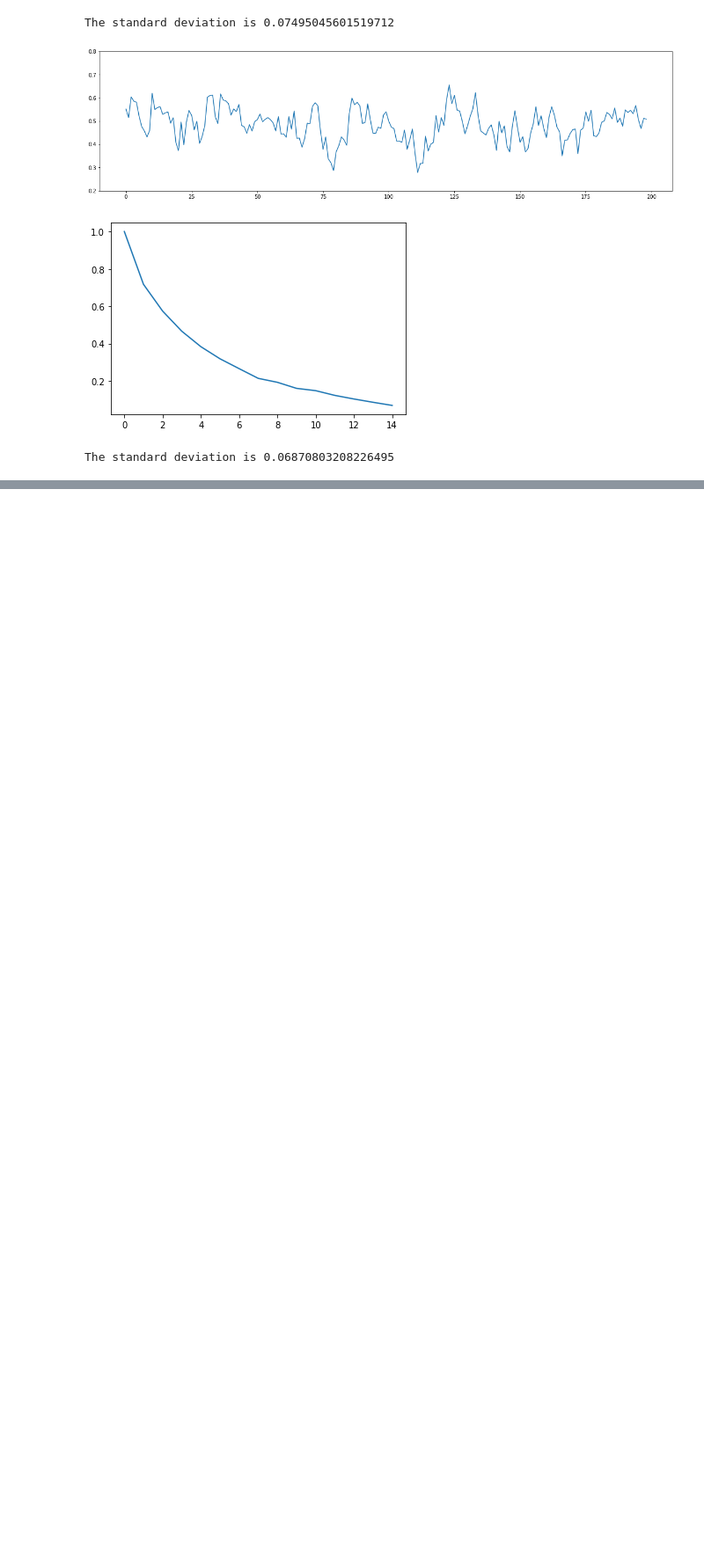
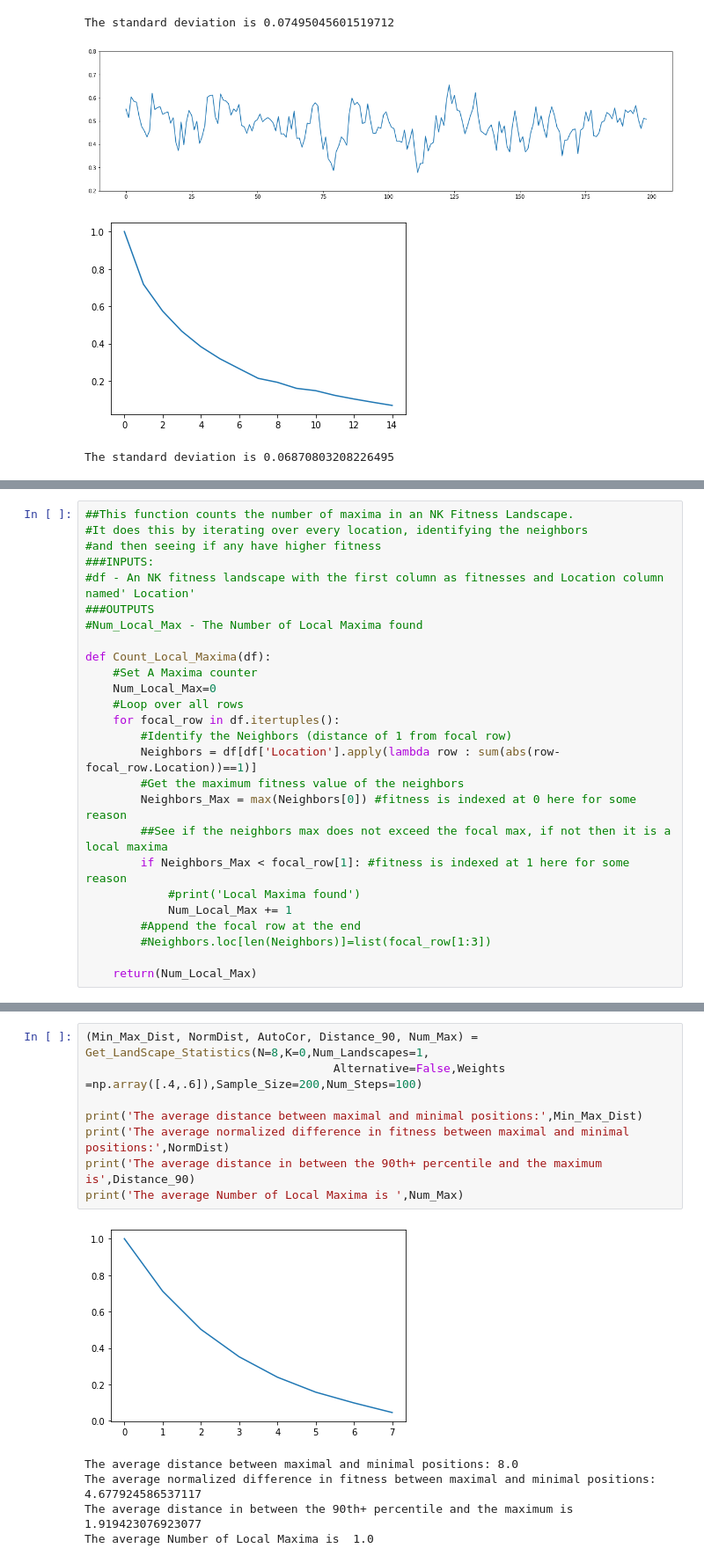
Before and after one commit to adrianapaza/NBA-NKC, a Jupyter notebook: ComputationalModels/Layered_NK.ipynb, the cells around one changed output, grey strips where cells are left out. Shown at 88% size. Cells and saved outputs as stored; diff of their text form; blank space fills up the shorter version.

Commit message:
Added Layered Landscape Statistics

```diff
--- a/ComputationalModels/Layered_NK.ipynb
+++ b/ComputationalModels/Layered_NK.ipynb
@@ -459,0 +710,26 @@ The standard deviation is 0.06870803208226495
+# %%
+##This function counts the number of maxima in an NK Fitness Landscape.
+#It does this by iterating over every location, identifying the neighbors
+#and then seeing if any have higher fitness
+###INPUTS:
+#df - An NK fitness landscape with the first column as fitnesses and Location column named' Location'
+###OUTPUTS
+#Num_Local_Max - The Number of Local Maxima found
+
+def Count_Local_Maxima(df):
+    #Set A Maxima counter
+    Num_Local_Max=0
+    #Loop over all rows
+    for focal_row in df.itertuples():
+        #Identify the Neighbors (distance of 1 from focal row)
+        Neighbors = df[df['Location'].apply(lambda row : sum(abs(row-focal_row.Location))==1)]
+        #Get the maximum fitness value of the neighbors
+        Neighbors_Max = max(Neighbors[0]) #fitness is indexed at 0 here for some reason
+        ##See if the neighbors max does not exceed the focal max, if not then it is a local maxima
+        if Neighbors_Max < focal_row[1]: #fitness is indexed at 1 here for some reason
+            #print('Local Maxima found')
+            Num_Local_Max += 1
+        #Append the focal row at the end
+        #Neighbors.loc[len(Neighbors)]=list(focal_row[1:3])
+
+    return(Num_Local_Max)
@@ -459,0 +865,14 @@ The standard deviation is 0.06870803208226495
+# %%
+(Min_Max_Dist, NormDist, AutoCor, Distance_90, Num_Max) = Get_LandScape_Statistics(N=8,K=0,Num_Landscapes=1,
+                                    Alternative=False,Weights =np.array([.4,.6]),Sample_Size=200,Num_Steps=100)
+
+print('The average distance between maximal and minimal positions:',Min_Max_Dist)
+print('The average normalized difference in fitness between maximal and minimal positions:',NormDist)
+print('The average distance in between the 90th+ percentile and the maximum is',Distance_90)
+print('The average Number of Local Maxima is ',Num_Max)
+# %% [output]
+[figure, added]
+The average distance between maximal and minimal positions: 8.0
+The average normalized difference in fitness between maximal and minimal positions: 4.677924586537117
+The average distance in between the 90th+ percentile and the maximum is 1.919423076923077
+The average Number of Local Maxima is  1.0
```
Also changed, not shown: parts of 22 cells of this notebook.
